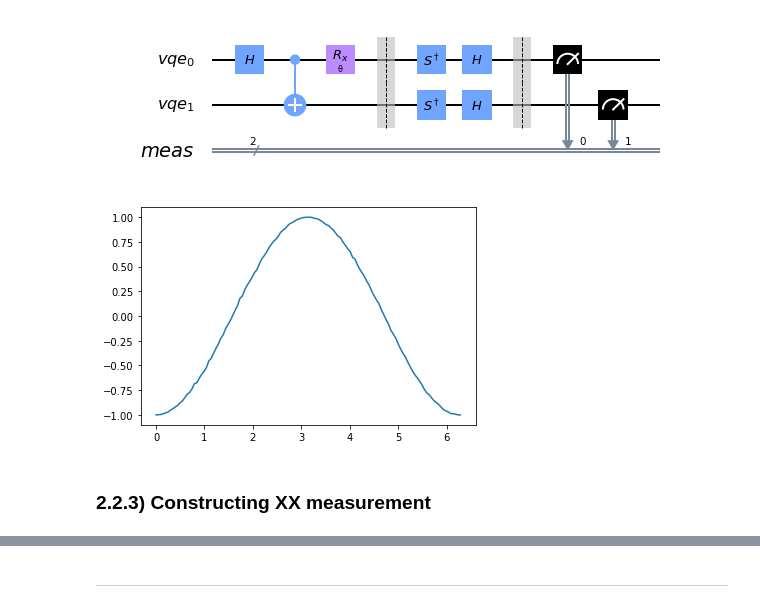
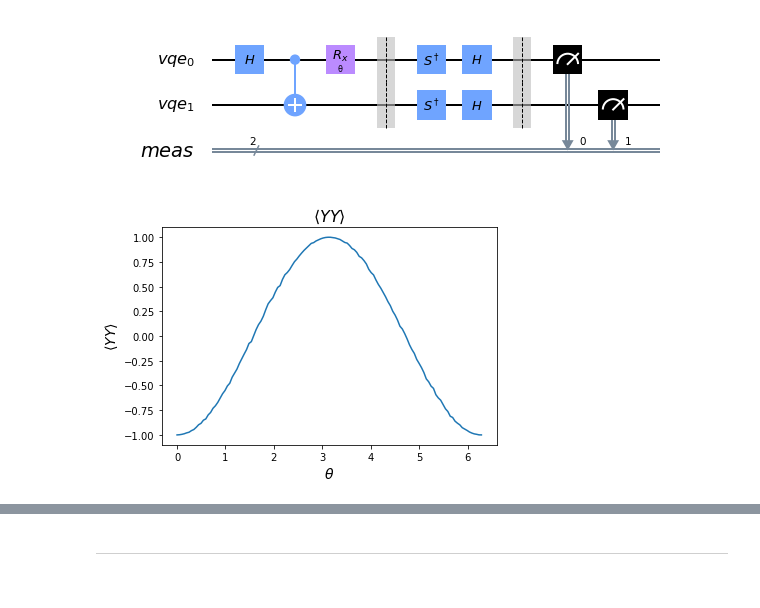
Before and after one commit to nahumsa/QOSF, a Jupyter notebook: Task 4.ipynb, the cells around one changed output, grey strips where cells are left out. Saved outputs shown, nothing was run; the diff lists cells and outputs as text; code cells hidden in the pictures.

```diff
--- a/Task 4.ipynb
+++ b/Task 4.ipynb
@@ -237,6 +252,14 @@ $$
 # %%
-def measure_yy_circuit(circuit):
-    """Measure the YY Component of the variational circuit."""
+def measure_yy_circuit(circuit: qiskit.QuantumCircuit):
+    """Measure the YY Component of the variational circuit.
+    Args:
+        given_circuit (qiskit.QuantumCircuit): Circuit that you want to measure the YY
+        Component.
+
+    Outputs:
+        yy_meas (qiskit.QuantumCircuit): Circuit with YY measurement.
+
+    """
     yy_meas = circuit.copy()
     yy_meas.barrier(range(2))
     yy_meas.sdg(range(2))
@@ -296,8 +319,10 @@ def measure_yy(given_circuit: qiskit.QuantumCircuit,
 # %%
 theta_range = np.linspace(0, 2 * np.pi, 128)
 yy = measure_yy(qc, theta_range)
-plt.plot(theta_range, yy);
+plt.plot(theta_range, yy)
+plt.title(r"$\langle YY \rangle$", fontsize=16)
+plt.xlabel(r"$\theta$", fontsize=14)
+plt.ylabel(r"$\langle YY \rangle$", fontsize=14)
+plt.show()
 # %% [output]
-[figure, old version]
+[figure, new version]
-# %% [markdown]
-### 2.2.3) Constructing XX measurement
```
Also changed, not shown: parts of 21 cells of this notebook.
